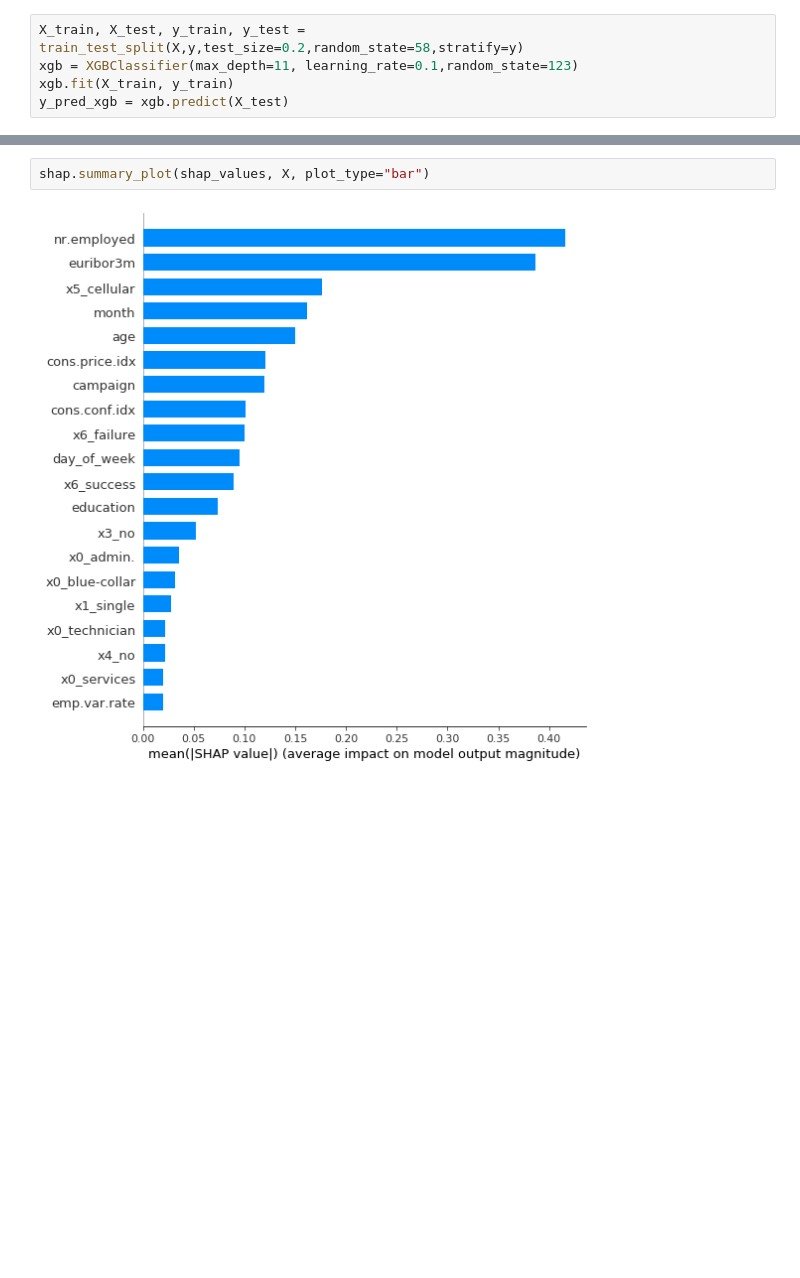
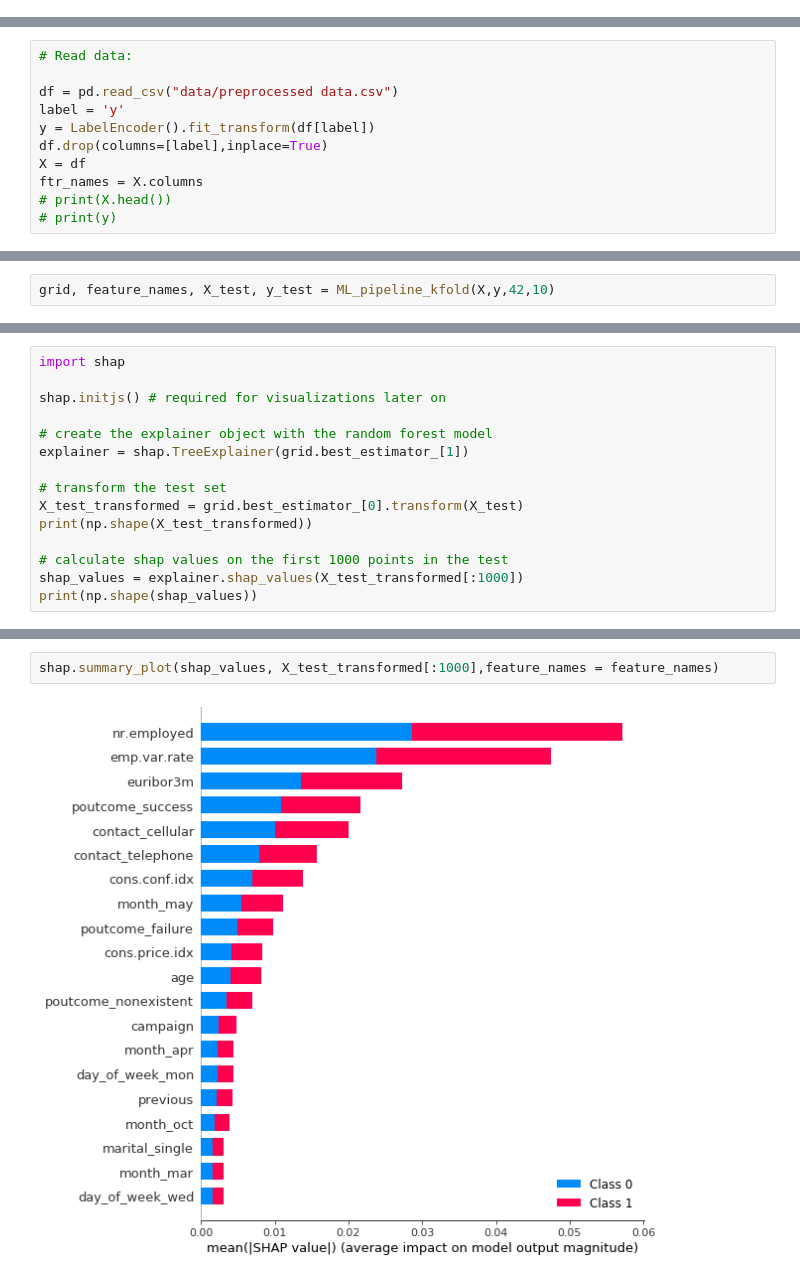
Before and after one commit to francesniu/Predicting-Bank-Term-Deposit-Subscription, a Jupyter notebook: src/feature selection.ipynb, the cells around one changed output, grey strips where cells are left out. Saved outputs shown, nothing was run; the diff lists cells and outputs as text; blank space fills up the shorter version.

```diff
--- a/src/feature importance.ipynb
+++ b/src/feature selection.ipynb
@@ -24,5 +0,0 @@ y = pp_data['y']
-# %%
-X_train, X_test, y_train, y_test = train_test_split(X,y,test_size=0.2,random_state=58,stratify=y)
-xgb = XGBClassifier(max_depth=11, learning_rate=0.1,random_state=123)
-xgb.fit(X_train, y_train)
-y_pred_xgb = xgb.predict(X_test)
@@ -38,0 +19,11 @@ shap.force_plot(explainer.expected_value, shap_values[10,:], X.iloc[10,:])
+# %%
+# Read data:
+
+df = pd.read_csv("data/preprocessed data.csv")
+label = 'y'
+y = LabelEncoder().fit_transform(df[label])
+df.drop(columns=[label],inplace=True)
+X = df
+ftr_names = X.columns
+# print(X.head())
+# print(y)
@@ -38,0 +70,2 @@ shap.force_plot(explainer.expected_value, shap_values[10,:], X.iloc[10,:])
+# %%
+grid, feature_names, X_test, y_test = ML_pipeline_kfold(X,y,42,10)
@@ -38,0 +87,15 @@ shap.force_plot(explainer.expected_value, shap_values[10,:], X.iloc[10,:])
+# %%
+import shap
+
+shap.initjs() # required for visualizations later on
+
+# create the explainer object with the random forest model
+explainer = shap.TreeExplainer(grid.best_estimator_[1])
+
+# transform the test set
+X_test_transformed = grid.best_estimator_[0].transform(X_test)
+print(np.shape(X_test_transformed))
+
+# calculate shap values on the first 1000 points in the test
+shap_values = explainer.shap_values(X_test_transformed[:1000])
+print(np.shape(shap_values))
@@ -39,4 +113,4 @@ shap.force_plot(explainer.expected_value, shap_values[10,:], X.iloc[10,:])
 # %%
-shap.summary_plot(shap_values, X, plot_type="bar")
+shap.summary_plot(shap_values, X_test_transformed[:1000],feature_names = feature_names)
 # %% [output]
-[figure, old version]
+[figure, new version]
```
Also changed, not shown: parts of 9 cells of this notebook, 5 other files.
